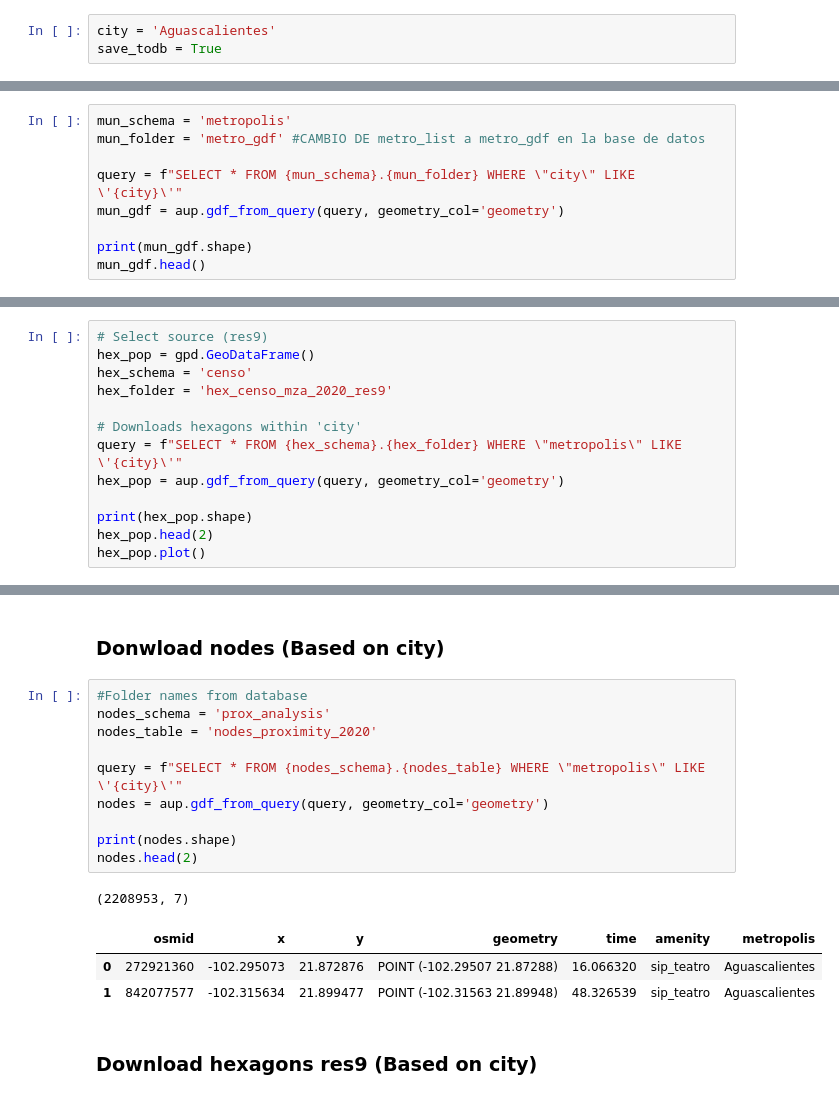
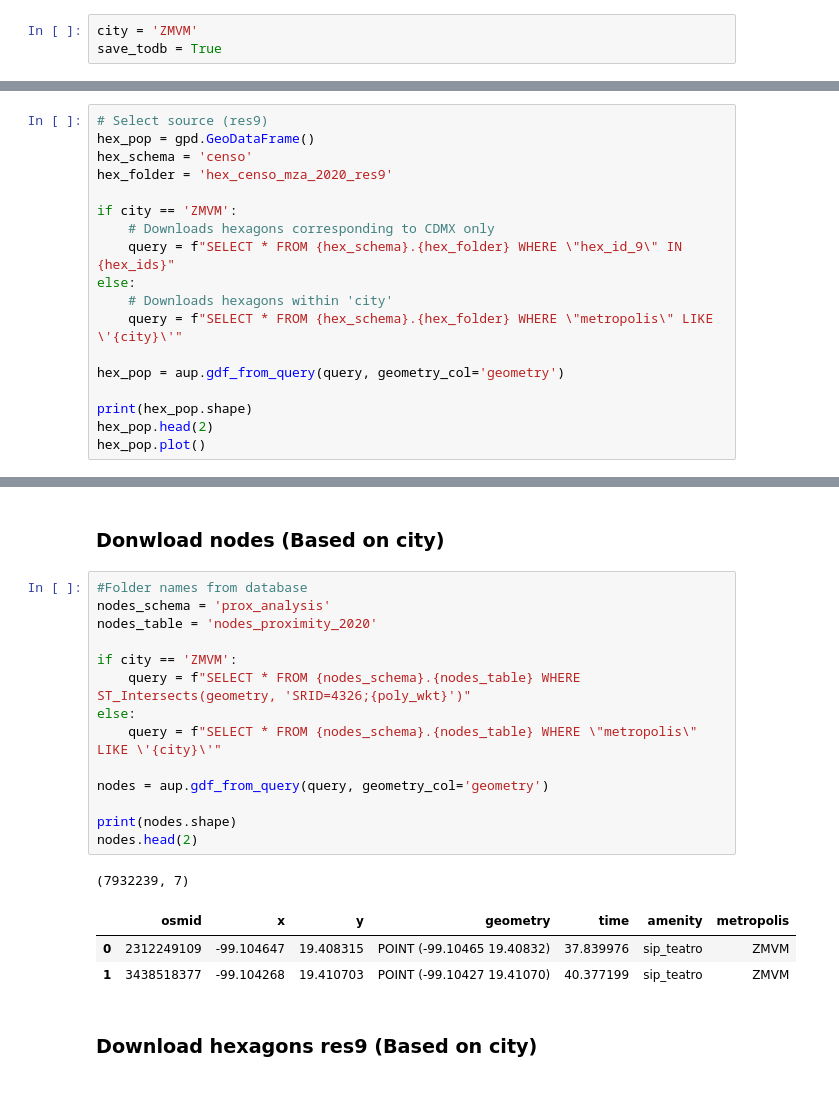
Before and after one commit to Observatorio-Ciudades/accesibilidad-urbana, a Jupyter notebook: notebooks/15_min_city/38-15-min-index.ipynb, the cells around one changed output, grey strips where cells are left out. Saved outputs shown, nothing was run; the diff lists cells and outputs as text.

```diff
--- a/notebooks/15_min_city/38-15-min-index.ipynb
+++ b/notebooks/15_min_city/38-15-min-index.ipynb
@@ -52,5 +52,5 @@ if module_path not in sys.path:
 # %% [markdown]
 ## Notebook config
 # %%
-city = 'Aguascalientes'
+city = 'ZMVM'
 save_todb = True
@@ -61,9 +70,0 @@ save_todb = True
-# %%
-mun_schema = 'metropolis'
-mun_folder = 'metro_gdf' #CAMBIO DE metro_list a metro_gdf en la base de datos
-
-query = f"SELECT * FROM {mun_schema}.{mun_folder} WHERE \"city\" LIKE \'{city}\'"
-mun_gdf = aup.gdf_from_query(query, geometry_col='geometry')
-
-print(mun_gdf.shape)
-mun_gdf.head()
@@ -81,8 +76,13 @@ hex_pop = gpd.GeoDataFrame()
 hex_schema = 'censo'
 hex_folder = 'hex_censo_mza_2020_res9'
 
-# Downloads hexagons within 'city'
-query = f"SELECT * FROM {hex_schema}.{hex_folder} WHERE \"metropolis\" LIKE \'{city}\'"
+if city == 'ZMVM':
+    # Downloads hexagons corresponding to CDMX only
+    query = f"SELECT * FROM {hex_schema}.{hex_folder} WHERE \"hex_id_9\" IN {hex_ids}"
+else:
+    # Downloads hexagons within 'city'
+    query = f"SELECT * FROM {hex_schema}.{hex_folder} WHERE \"metropolis\" LIKE \'{city}\'"
+
 hex_pop = aup.gdf_from_query(query, geometry_col='geometry')
 
 print(hex_pop.shape)
@@ -97,18 +97,22 @@ hex_pop.plot()
 # %%
 #Folder names from database
 nodes_schema = 'prox_analysis'
 nodes_table = 'nodes_proximity_2020'
 
-query = f"SELECT * FROM {nodes_schema}.{nodes_table} WHERE \"metropolis\" LIKE \'{city}\'"
+if city == 'ZMVM':
+    query = f"SELECT * FROM {nodes_schema}.{nodes_table} WHERE ST_Intersects(geometry, 'SRID=4326;{poly_wkt}')"
+else:
+    query = f"SELECT * FROM {nodes_schema}.{nodes_table} WHERE \"metropolis\" LIKE \'{city}\'"
+
 nodes = aup.gdf_from_query(query, geometry_col='geometry')
 
 print(nodes.shape)
 nodes.head(2)
 # %% [output]
-(2208953, 7)
+(7932239, 7)
 |  | osmid | x | y | geometry | time | amenity | metropolis |
-| 0 | 272921360 | -102.295073 | 21.872876 | POINT (-102.29507 21.87288) | 16.066320 | sip_teatro | Aguascalientes |
-| 1 | 842077577 | -102.315634 | 21.899477 | POINT (-102.31563 21.89948) | 48.326539 | sip_teatro | Aguascalientes |
+| 0 | 2312249109 | -99.104647 | 19.408315 | POINT (-99.10465 19.40832) | 37.839976 | sip_teatro | ZMVM |
+| 1 | 3438518377 | -99.104268 | 19.410703 | POINT (-99.10427 19.41070) | 40.377199 | sip_teatro | ZMVM |
 # %% [markdown]
 ### Download hexagons res9 (Based on city)
 # %%
```
Also changed, not shown: parts of 23 cells of this notebook, 1 other file.
